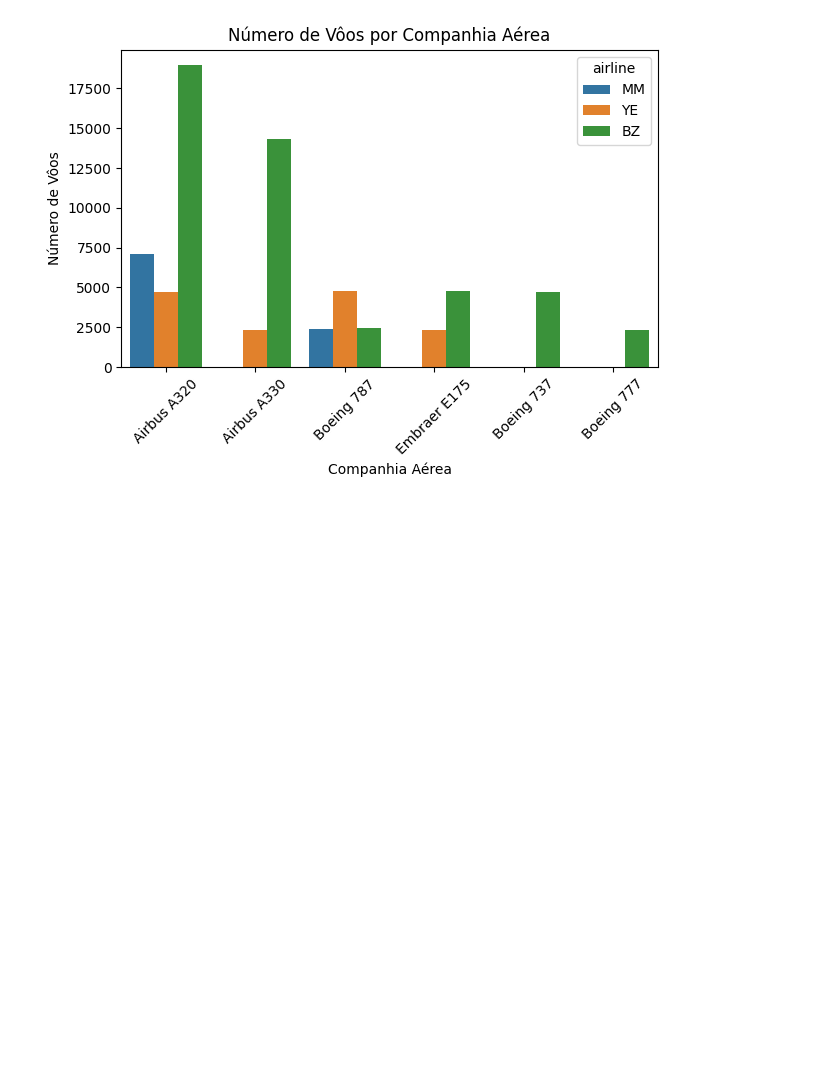
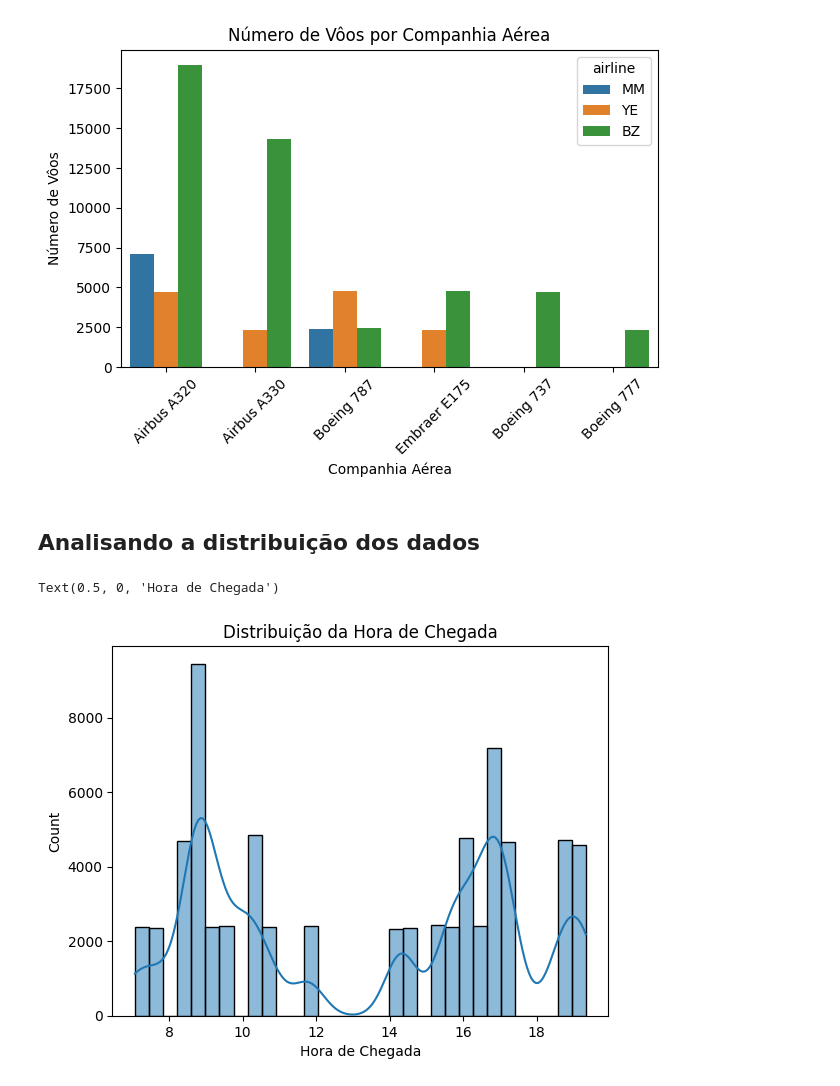
Before and after one commit to mauricioaalmeida/ONE-ML, a Jupyter notebook: ONE_IA_Atrasos_Voos.ipynb, the cells around one changed output. Cells and saved outputs as stored; diff of their text form; code cells hidden in the pictures; blank space fills up the shorter version.

```diff
--- a/ONE_IA_Atrasos_Voos.ipynb
+++ b/ONE_IA_Atrasos_Voos.ipynb
@@ -155,3 +154,12 @@ plt.tight_layout()
 plt.show()
 # %% [output]
 [figure]
+# %% [markdown]
+## Analisando a distribuição dos dados
+# %%
+sns.histplot(data=dados, x='arrival_time', kde=True)
+plt.title('Distribuição da Hora de Chegada')
+plt.xlabel('Hora de Chegada')
+# %% [output]
+Text(0.5, 0, 'Hora de Chegada')
+[figure, added]
```
Also changed, not shown: parts of 26 cells of this notebook.
